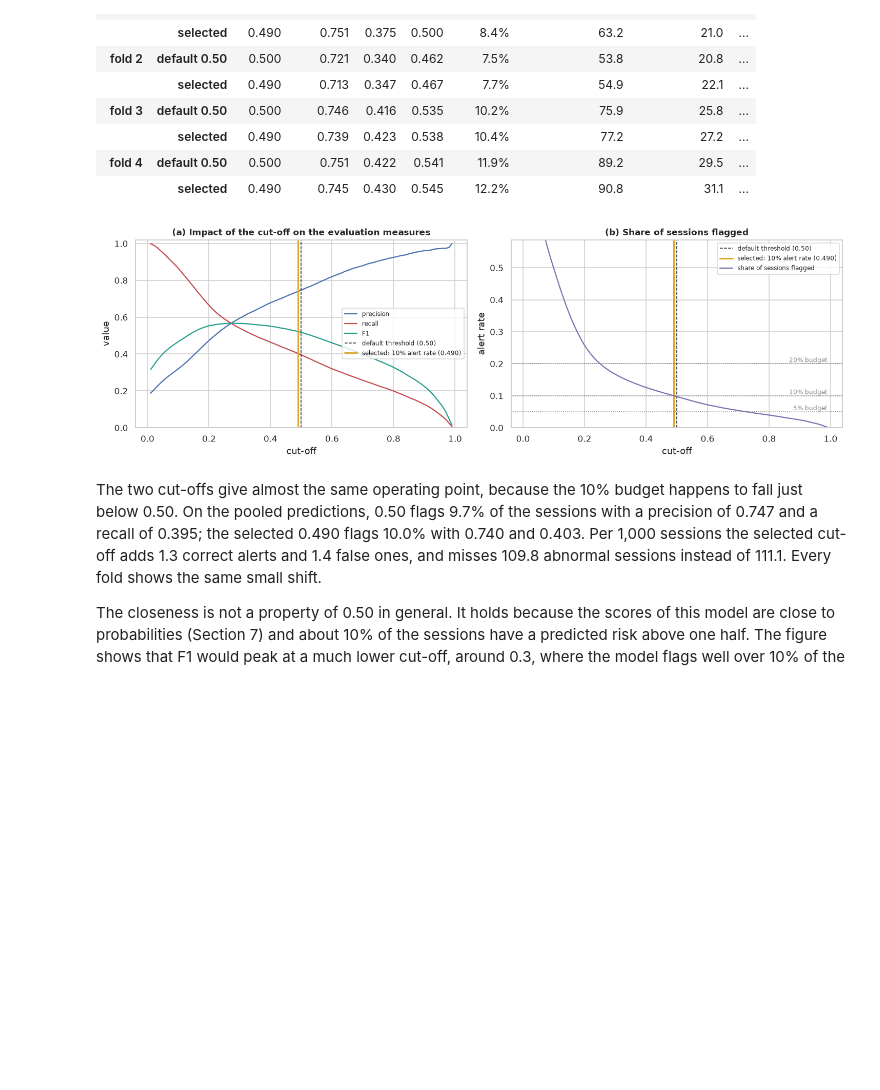
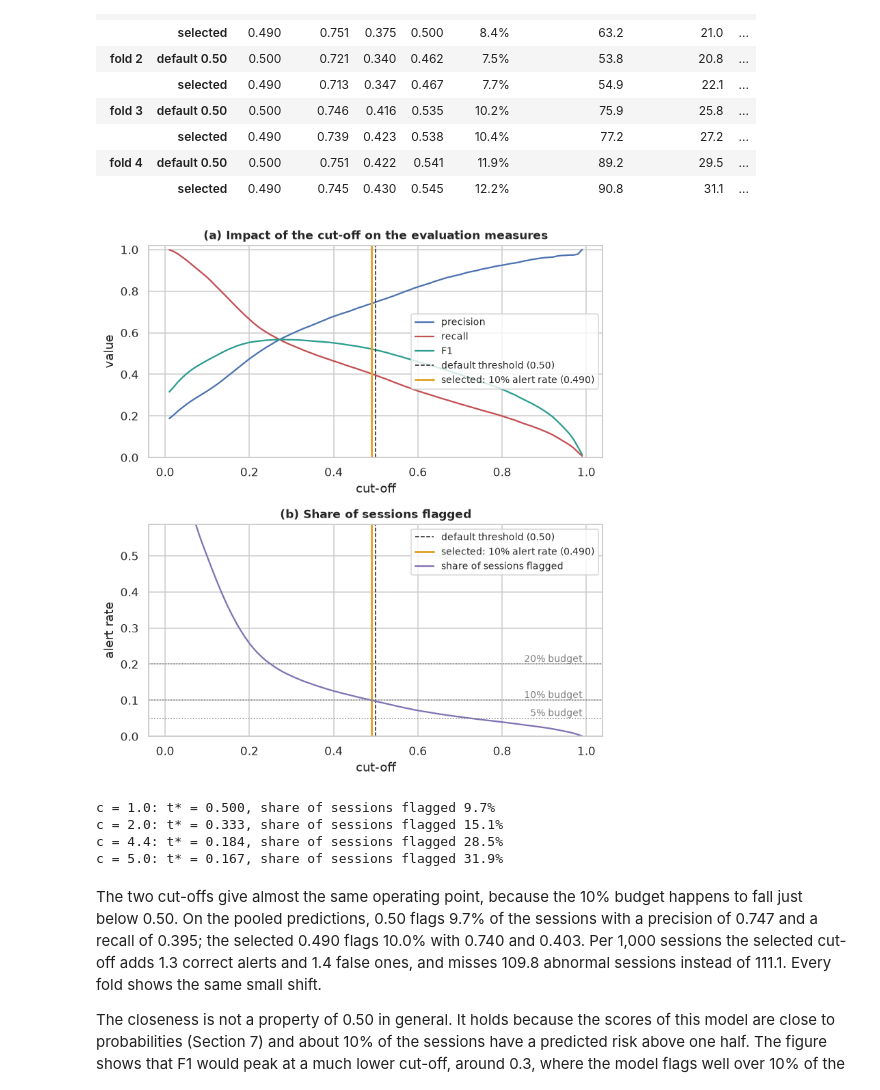
Before and after one commit to AmirMasnavi/MINDD, a Jupyter notebook: Task4.ipynb, the cells around one changed output. Drawn from its saved outputs; the diff is of its cells as text; code cells hidden in the pictures; blank space fills up the shorter version.

```diff
--- a/Task4.ipynb
+++ b/Task4.ipynb
@@ -1021,26 +1021,34 @@ display(op_dev.style.format(OP_FORMAT, na_rep="—"))
 # %%
 grid = np.round(np.arange(0.01, 1.0, 0.01), 2)
 curve = pd.DataFrame([operating_point(OOF_Y, OOF_P, t) for t in grid])
-fig, axes = plt.subplots(1, 2, figsize=(13.5, 4.4))
+fig, axes = plt.subplots(2, 1, figsize=(7.0, 7.6))             # panels stacked so the text stays readable at page width
 axes[0].plot(grid, curve["precision"], color=C_NORMAL, label="precision")
 axes[0].plot(grid, curve["recall"], color=C_ABN, label="recall")
 axes[0].plot(grid, curve["F1"], color=C_GREEN, label="F1")
 for ax in axes:
     ax.axvline(0.5, color="k", ls="--", lw=1, label="default threshold (0.50)")
     ax.axvline(CUT_OFF, color=C_ORANGE, lw=2, label=f"selected: 10% alert rate ({CUT_OFF:.3f})")
     ax.set_xlabel("cut-off")
 axes[0].set_ylabel("value"); axes[0].set_ylim(0, 1.02)
-axes[0].set_title("(a) Impact of the cut-off on the evaluation measures"); axes[0].legend(fontsize=8, loc="center right")
+axes[0].set_title("(a) Impact of the cut-off on the evaluation measures"); axes[0].legend(fontsize=9, loc="center right")
 axes[1].plot(grid, curve["alert rate"], color=C_PURPLE, label="share of sessions flagged")
 for q in ALERT_BUDGETS:
     axes[1].axhline(q, color=C_GREY, ls=":", lw=1)
-    axes[1].text(0.99, q, f"{q:.0%} budget", ha="right", va="bottom", fontsize=8, color=C_GREY)
+    axes[1].text(0.99, q, f"{q:.0%} budget", ha="right", va="bottom", fontsize=9, color=C_GREY)
 axes[1].set_ylabel("alert rate"); axes[1].set_ylim(0, max(0.5, curve["alert rate"].max() * 0.6))
-axes[1].set_title("(b) Share of sessions flagged"); axes[1].legend(fontsize=8, loc="upper right")
+axes[1].set_title("(b) Share of sessions flagged"); axes[1].legend(fontsize=9, loc="upper right")
 fig.tight_layout()
 savefig(fig, "06_threshold")
+# Share flagged at the cost-based cut-off t* = 1/(1 + c) of Task 2 (Section 5); c = (1 - share)/share puts t* at the abnormal share
+share = OOF_Y.mean()
+for c in [1, 2, (1 - share) / share, 5]:
+    print(f"c = {c:.1f}: t* = {1 / (1 + c):.3f}, share of sessions flagged {operating_point(OOF_Y, OOF_P, 1 / (1 + c))['alert rate']:.1%}")
 # %% [output]
-[figure, old version]
+[figure, new version]
+c = 1.0: t* = 0.500, share of sessions flagged 9.7%
+c = 2.0: t* = 0.333, share of sessions flagged 15.1%
+c = 4.4: t* = 0.184, share of sessions flagged 28.5%
+c = 5.0: t* = 0.167, share of sessions flagged 31.9%
 # %% [markdown]
 The two cut-offs give almost the same operating point, because the 10% budget happens to fall just below 0.50. On the pooled predictions,
 0.50 flags 9.7% of the sessions with a precision of 0.747 and a recall of 0.395; the selected 0.490 flags 10.0% with 0.740 and 0.403. Per
```
Also changed, not shown: parts of 21 cells of this notebook, 55 other files.
